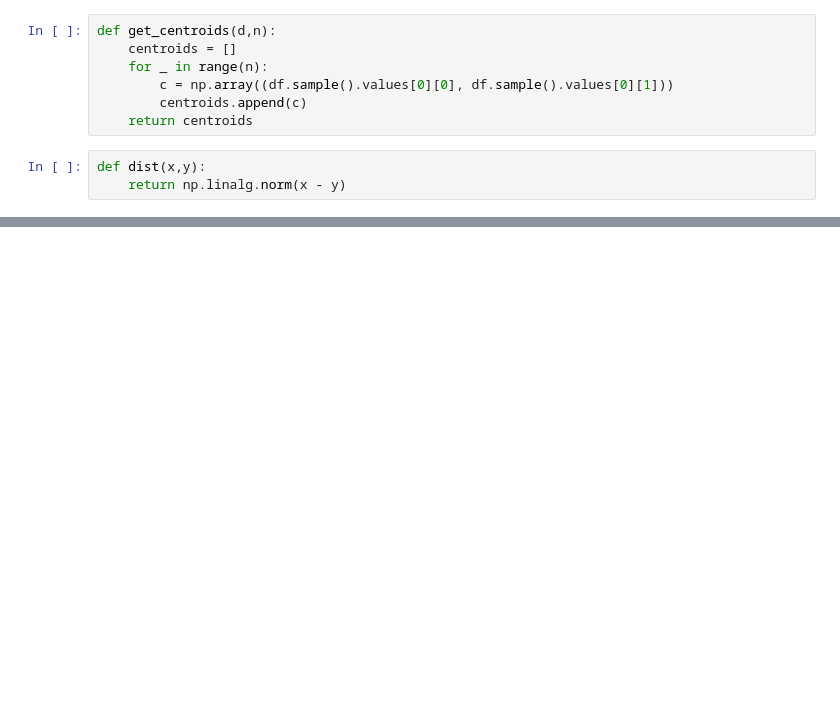
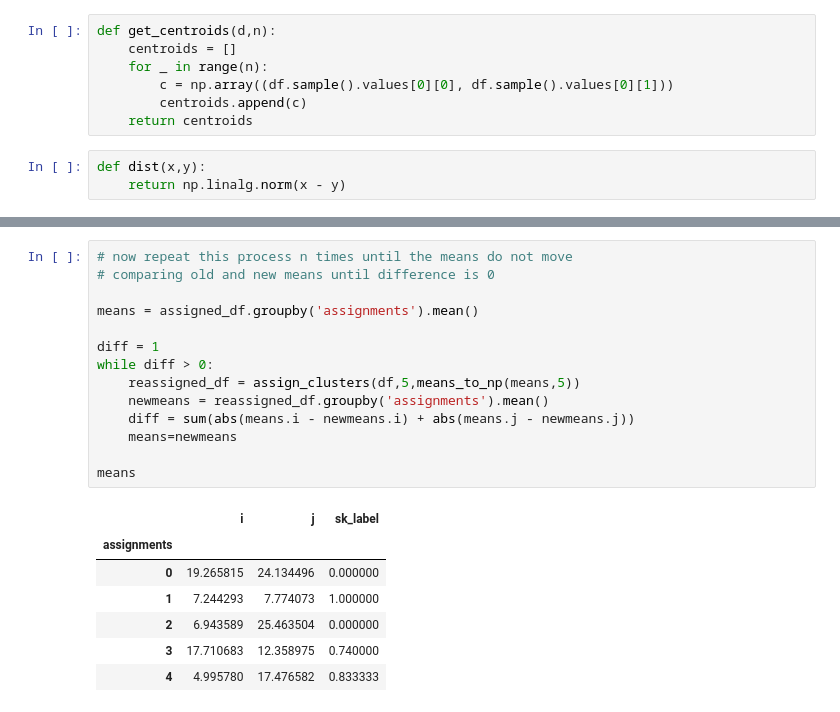
Before and after one commit to LiviReka/Optimization_assignments, a Jupyter notebook: Coding_Assignment_Optimisation.ipynb, the cells around one changed output, grey strips where cells are left out. Saved outputs shown, nothing was run; the diff lists cells and outputs as text; blank space fills up the shorter version.

```diff
--- a/Coding_Assignment_Optimisation.ipynb
+++ b/Coding_Assignment_Optimisation.ipynb
@@ -88,0 +112,22 @@ sns.scatterplot(data=assigned_df,x='i',y='j',hue='assignments')
+# %%
+# now repeat this process n times until the means do not move
+# comparing old and new means until difference is 0
+
+means = assigned_df.groupby('assignments').mean()
+
+diff = 1
+while diff > 0:
+    reassigned_df = assign_clusters(df,5,means_to_np(means,5))
+    newmeans = reassigned_df.groupby('assignments').mean()
+    diff = sum(abs(means.i - newmeans.i) + abs(means.j - newmeans.j))
+    means=newmeans
+
+means
+# %% [output]
+|  | i | j | sk_label |
+| assignments |  |  |  |
+| 0 | 19.265815 | 24.134496 | 0.000000 |
+| 1 | 7.244293 | 7.774073 | 1.000000 |
+| 2 | 6.943589 | 25.463504 | 0.000000 |
+| 3 | 17.710683 | 12.358975 | 0.740000 |
+| 4 | 4.995780 | 17.476582 | 0.833333 |
```
Also changed, not shown: parts of 9 cells of this notebook.
